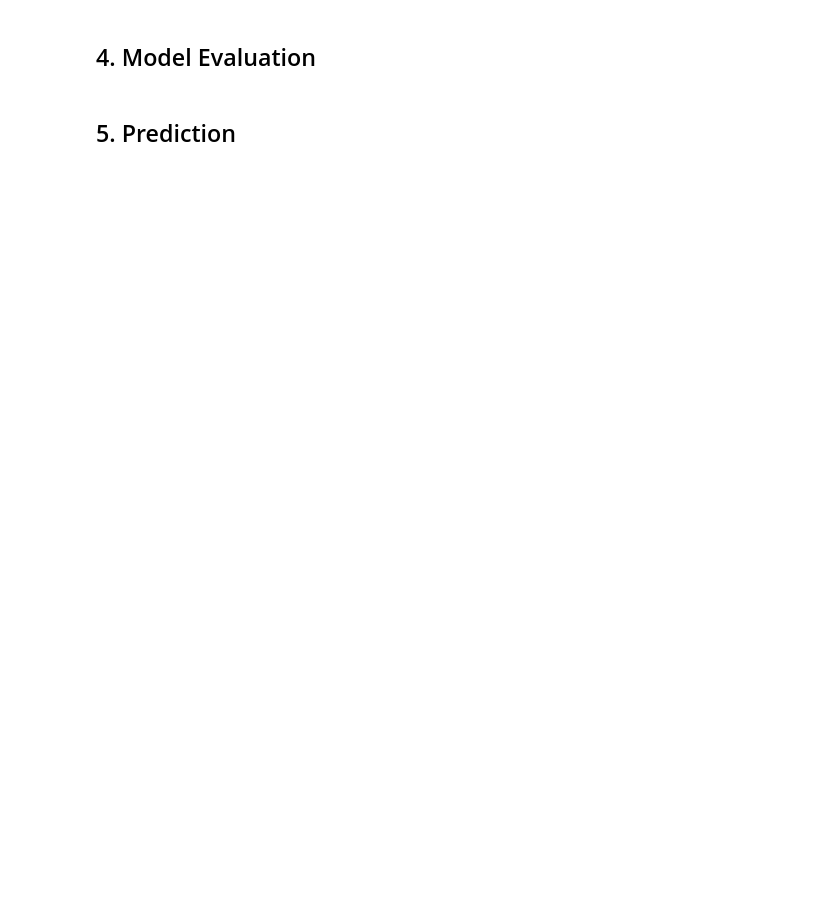
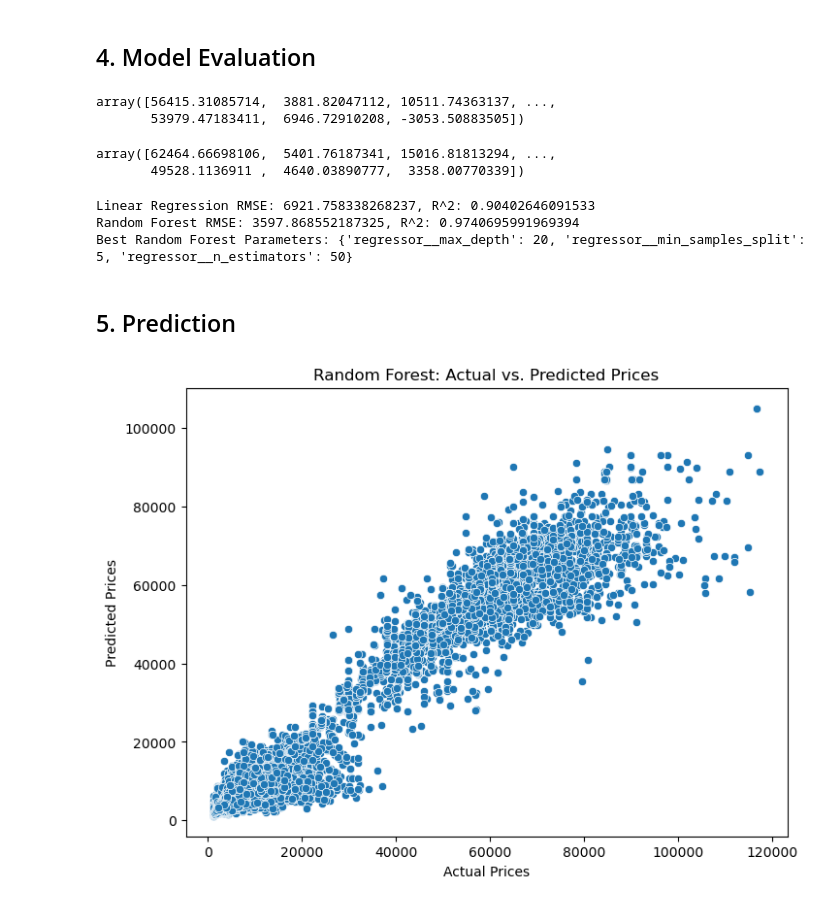
Before and after one commit to r41ss4/rennes_da, a Jupyter notebook: notebooks_analysis/predictive.ipynb, the cells around one changed output. Cells and saved outputs as stored; diff of their text form; code cells hidden in the pictures; blank space fills up the shorter version.

Commit message:
final updated and modify random forest

```diff
--- a/notebooks_analysis/predictive.ipynb
+++ b/notebooks_analysis/predictive.ipynb
@@ -14,8 +23,8 @@ from sklearn.metrics import mean_squared_error, r2_score
 # %%
 # Target and Features
-target = 'price'
-X = df.drop(columns=[target])
-y = df[target]
+# target = 'price'
+X = df.drop(columns=['price'])
+y = df['price']
 # %%
 # Train-Test Split
 X_train, X_test, y_train, y_test = train_test_split(X, y, test_size=0.2, random_state=42)
@@ -55,10 +60,11 @@ rf_model = Pipeline(steps=[
 # %%
 rf_param_grid = {
     'regressor__n_estimators': [50, 100],
-    'regressor__max_depth': [10, 20, None],
+    'regressor__max_depth': [10, 20], #None],
     'regressor__min_samples_split': [2, 5],
 }
-rf_grid_search = GridSearchCV(rf_model, rf_param_grid, cv=3, scoring='neg_mean_squared_error')
+# Initialize GridSearchCV with parallel processing
+rf_grid_search = GridSearchCV(rf_model, rf_param_grid, cv=3, scoring='neg_mean_squared_error', n_jobs=-1)
 # %% [markdown]
 ## 3. Model Training
 # %%
@@ -89,9 +113,15 @@ best_rf_model = rf_grid_search.best_estimator_
 # %%
 lr_preds = lr_model.predict(X_test)
 lr_preds
+# %% [output]
+array([56415.31085714,  3881.82047112, 10511.74363137, ...,
+       53979.47183411,  6946.72910208, -3053.50883505])
 # %%
 rf_preds = best_rf_model.predict(X_test)
 rf_preds
+# %% [output]
+array([62464.66698106,  5401.76187341, 15016.81813294, ...,
+       49528.1136911 ,  4640.03890777,  3358.00770339])
 # %%
 lr_rmse = mean_squared_error(y_test, lr_preds, squared=False)
 rf_rmse = mean_squared_error(y_test, rf_preds, squared=False)
@@ -102,17 +132,20 @@ rf_r2 = r2_score(y_test, rf_preds)
 print(f"Linear Regression RMSE: {lr_rmse}, R^2: {lr_r2}")
 print(f"Random Forest RMSE: {rf_rmse}, R^2: {rf_r2}")
 print(f"Best Random Forest Parameters: {rf_grid_search.best_params_}")
+# %% [output]
+Linear Regression RMSE: 6921.758338268237, R^2: 0.90402646091533
+Random Forest RMSE: 3597.868552187325, R^2: 0.9740695991969394
+Best Random Forest Parameters: {'regressor__max_depth': 20, 'regressor__min_samples_split': 5, 'regressor__n_estimators': 50}
 # %% [markdown]
 ## 5. Prediction
 # %%
-import matplotlib.pyplot as plt
-import seaborn as sns
-
 # Scatter plot
 plt.figure(figsize=(8, 6))
 sns.scatterplot(x=y_test, y=rf_preds)
 plt.xlabel("Actual Prices")
 plt.ylabel("Predicted Prices")
-plt.title("Actual vs. Predicted Prices")
+plt.title("Random Forest: Actual vs. Predicted Prices")
 plt.show()
+# %% [output]
+[figure, added]
 # %%
```
Also changed, not shown: parts of 6 cells of this notebook.
